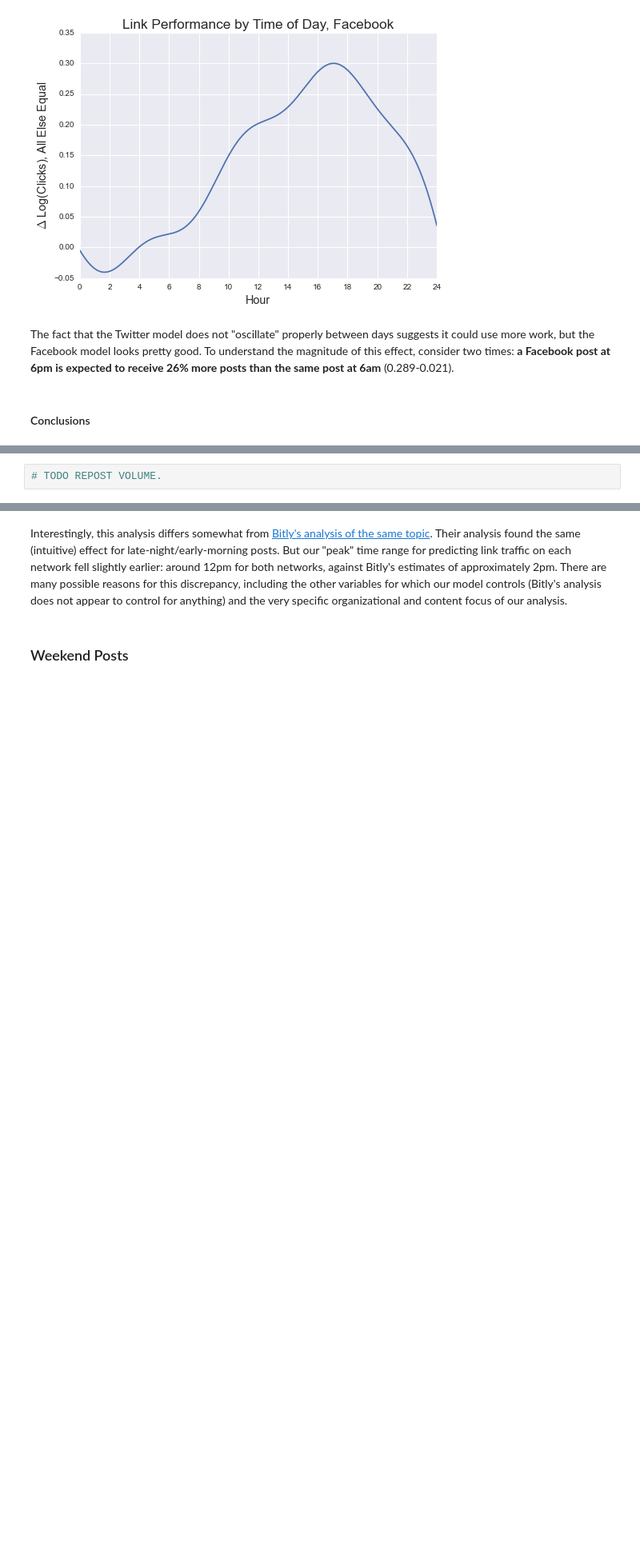
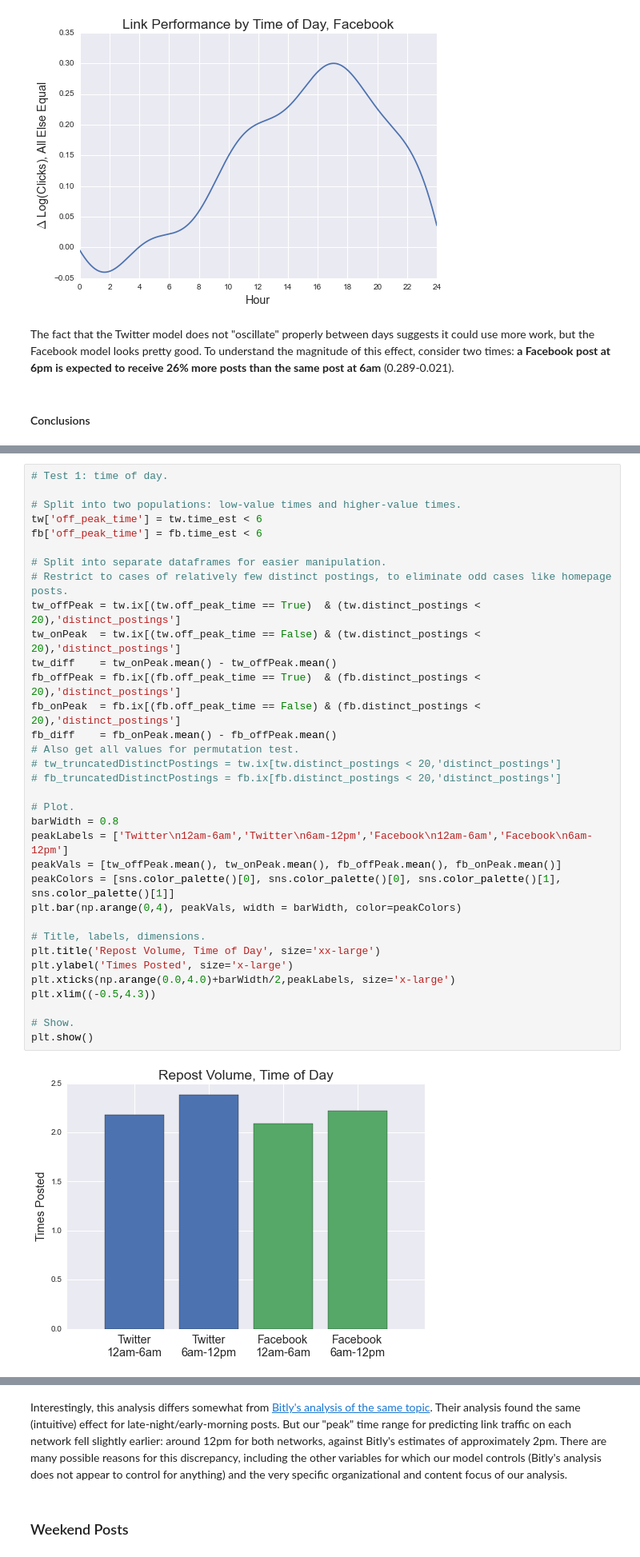
Before and after one commit to micahlanier/social-news, a Jupyter notebook: book/9_PredictiveAnalysisKeyFindings.ipynb, the cells around one changed output, grey strips where cells are left out. Shown at 80% size. Drawn from its saved outputs; the diff is of its cells as text; blank space fills up the shorter version.

```diff
--- a/book/9_PredictiveAnalysisKeyFindings.ipynb
+++ b/book/9_PredictiveAnalysisKeyFindings.ipynb
@@ -101,3 +101,37 @@ Unfortunately, we are not confident that our prediction dataset can detect the f
-# %%
-# TODO REPOST VOLUME.
+# %%
+# Test 1: time of day.
+
+# Split into two populations: low-value times and higher-value times.
+tw['off_peak_time'] = tw.time_est < 6
+fb['off_peak_time'] = fb.time_est < 6
+
+# Split into separate dataframes for easier manipulation.
+# Restrict to cases of relatively few distinct postings, to eliminate odd cases like homepage posts.
+tw_offPeak = tw.ix[(tw.off_peak_time == True)  & (tw.distinct_postings < 20),'distinct_postings']
+tw_onPeak  = tw.ix[(tw.off_peak_time == False) & (tw.distinct_postings < 20),'distinct_postings']
+tw_diff    = tw_onPeak.mean() - tw_offPeak.mean()
+fb_offPeak = fb.ix[(fb.off_peak_time == True)  & (fb.distinct_postings < 20),'distinct_postings']
+fb_onPeak  = fb.ix[(fb.off_peak_time == False) & (fb.distinct_postings < 20),'distinct_postings']
+fb_diff    = fb_onPeak.mean() - fb_offPeak.mean()
+# Also get all values for permutation test.
+# tw_truncatedDistinctPostings = tw.ix[tw.distinct_postings < 20,'distinct_postings']
+# fb_truncatedDistinctPostings = fb.ix[fb.distinct_postings < 20,'distinct_postings']
+
+# Plot.
+barWidth = 0.8
+peakLabels = ['Twitter\n12am-6am','Twitter\n6am-12pm','Facebook\n12am-6am','Facebook\n6am-12pm']
+peakVals = [tw_offPeak.mean(), tw_onPeak.mean(), fb_offPeak.mean(), fb_onPeak.mean()]
+peakColors = [sns.color_palette()[0], sns.color_palette()[0], sns.color_palette()[1], sns.color_palette()[1]]
+plt.bar(np.arange(0,4), peakVals, width = barWidth, color=peakColors)
+
+# Title, labels, dimensions.
+plt.title('Repost Volume, Time of Day', size='xx-large')
+plt.ylabel('Times Posted', size='x-large')
+plt.xticks(np.arange(0.0,4.0)+barWidth/2,peakLabels, size='x-large')
+plt.xlim((-0.5,4.3))
+
+# Show.
+plt.show()
+# %% [output]
+[figure, added]
 # %% [markdown]
```
Also changed, not shown: parts of 25 cells of this notebook.
